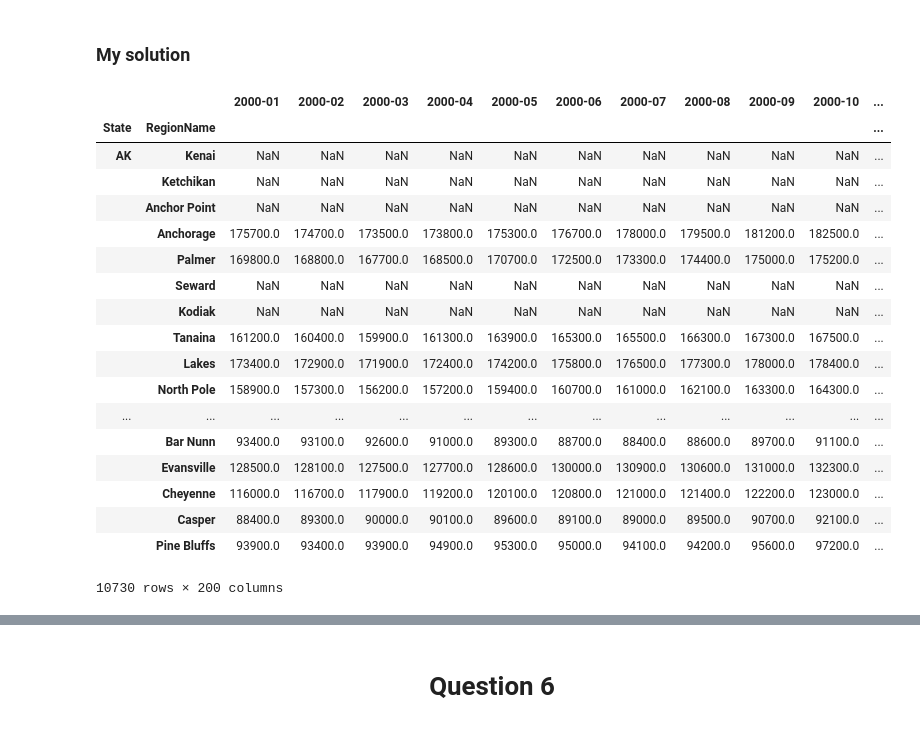
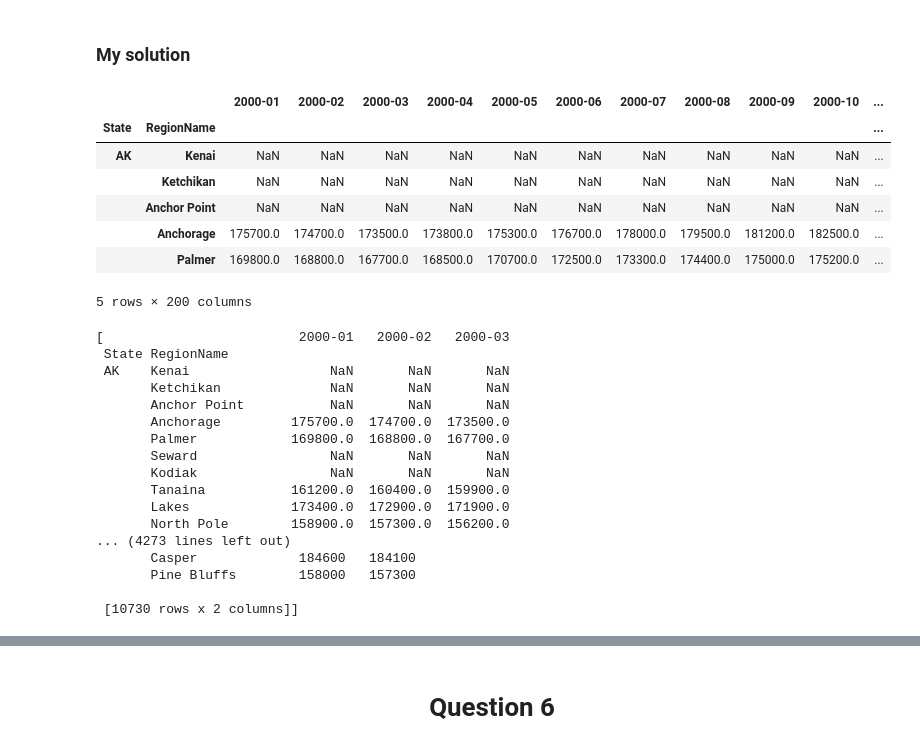
Before and after one commit to YinanDoggo/Online_course, a Jupyter notebook: ML/IDiP/Assignment 4.ipynb, the cells around one changed output, grey strips where cells are left out. Drawn from its saved outputs; the diff is of its cells as text; code cells hidden in the pictures.

```diff
--- a/ML/IDiP/Assignment 4.ipynb
+++ b/ML/IDiP/Assignment 4.ipynb
@@ -303,30 +303,50 @@ def convert_housing_data_to_quarters():
 ### My solution
 # %%
 df = pd.read_csv("City_Zhvi_AllHomes.csv", sep=",")
-x = list(range(df.columns.get_loc("RegionName"), df.columns.get_loc("State")+1)) + list(range(df.columns.get_loc("2000-01"),df.columns.get_loc("2016-08")+1))
+x_list = list(range(df.columns.get_loc("RegionName"), df.columns.get_loc("State")+1)) + list(range(df.columns.get_loc("2000-01"),df.columns.get_loc("2016-08")+1))
 df = (df
-      .iloc[:,x] #slice the dataframe by the above list
+      .iloc[:,x_list] #slice the dataframe by the above list
       .sort_values("State") #sort dataframe by "State"
       .set_index(['State', 'RegionName'])) #multi-index
 
+
+
 #calculate mean of each 3 columns: what about NaN? / probably have to use loop
+
+(df.head())
 # %% [output]
 |  |  | 2000-01 | 2000-02 | 2000-03 | 2000-04 | 2000-05 | 2000-06 | 2000-07 | 2000-08 | 2000-09 | 2000-10 | ... |
 | State | RegionName |  |  |  |  |  |  |  |  |  |  | ... |
 | AK | Kenai | NaN | NaN | NaN | NaN | NaN | NaN | NaN | NaN | NaN | NaN | ... |
 |  | Ketchikan | NaN | NaN | NaN | NaN | NaN | NaN | NaN | NaN | NaN | NaN | ... |
 |  | Anchor Point | NaN | NaN | NaN | NaN | NaN | NaN | NaN | NaN | NaN | NaN | ... |
 |  | Anchorage | 175700.0 | 174700.0 | 173500.0 | 173800.0 | 175300.0 | 176700.0 | 178000.0 | 179500.0 | 181200.0 | 182500.0 | ... |
 |  | Palmer | 169800.0 | 168800.0 | 167700.0 | 168500.0 | 170700.0 | 172500.0 | 173300.0 | 174400.0 | 175000.0 | 175200.0 | ... |
-|  | Seward | NaN | NaN | NaN | NaN | NaN | NaN | NaN | NaN | NaN | NaN | ... |
-|  | Kodiak | NaN | NaN | NaN | NaN | NaN | NaN | NaN | NaN | NaN | NaN | ... |
-|  | Tanaina | 161200.0 | 160400.0 | 159900.0 | 161300.0 | 163900.0 | 165300.0 | 165500.0 | 166300.0 | 167300.0 | 167500.0 | ... |
-|  | Lakes | 173400.0 | 172900.0 | 171900.0 | 172400.0 | 174200.0 | 175800.0 | 176500.0 | 177300.0 | 178000.0 | 178400.0 | ... |
-|  | North Pole | 158900.0 | 157300.0 | 156200.0 | 157200.0 | 159400.0 | 160700.0 | 161000.0 | 162100.0 | 163300.0 | 164300.0 | ... |
-| ... | ... | ... | ... | ... | ... | ... | ... | ... | ... | ... | ... | ... |
-|  | Bar Nunn | 93400.0 | 93100.0 | 92600.0 | 91000.0 | 89300.0 | 88700.0 | 88400.0 | 88600.0 | 89700.0 | 91100.0 | ... |
-|  | Evansville | 128500.0 | 128100.0 | 127500.0 | 127700.0 | 128600.0 | 130000.0 | 130900.0 | 130600.0 | 131000.0 | 132300.0 | ... |
-|  | Cheyenne | 116000.0 | 116700.0 | 117900.0 | 119200.0 | 120100.0 | 120800.0 | 121000.0 | 121400.0 | 122200.0 | 123000.0 | ... |
-|  | Casper | 88400.0 | 89300.0 | 90000.0 | 90100.0 | 89600.0 | 89100.0 | 89000.0 | 89500.0 | 90700.0 | 92100.0 | ... |
-|  | Pine Bluffs | 93900.0 | 93400.0 | 93900.0 | 94900.0 | 95300.0 | 95000.0 | 94100.0 | 94200.0 | 95600.0 | 97200.0 | ... |
-10730 rows × 200 columns
+5 rows × 200 columns
+# %%
+df_news = []
+for column in range(0,len(df.columns),3):
+    df_subset = df.iloc[:,column:column+3]
+    #print(df.loc[("AK","Kenai"),column])
+    #print(df_subset)
+    df_new = df_subset
+    df_news.append(df_new)
+df_news
+# %% [output]
+[                         2000-01   2000-02   2000-03
+ State RegionName
+ AK    Kenai                  NaN       NaN       NaN
+       Ketchikan              NaN       NaN       NaN
+       Anchor Point           NaN       NaN       NaN
+       Anchorage         175700.0  174700.0  173500.0
+       Palmer            169800.0  168800.0  167700.0
+       Seward                 NaN       NaN       NaN
+       Kodiak                 NaN       NaN       NaN
+       Tanaina           161200.0  160400.0  159900.0
+       Lakes             173400.0  172900.0  171900.0
+       North Pole        158900.0  157300.0  156200.0
+... (4273 lines left out)
+       Casper             184600   184100
+       Pine Bluffs        158000   157300
+
+ [10730 rows x 2 columns]]
```
Also changed, not shown: parts of 1 cell of this notebook, 1 other file.
